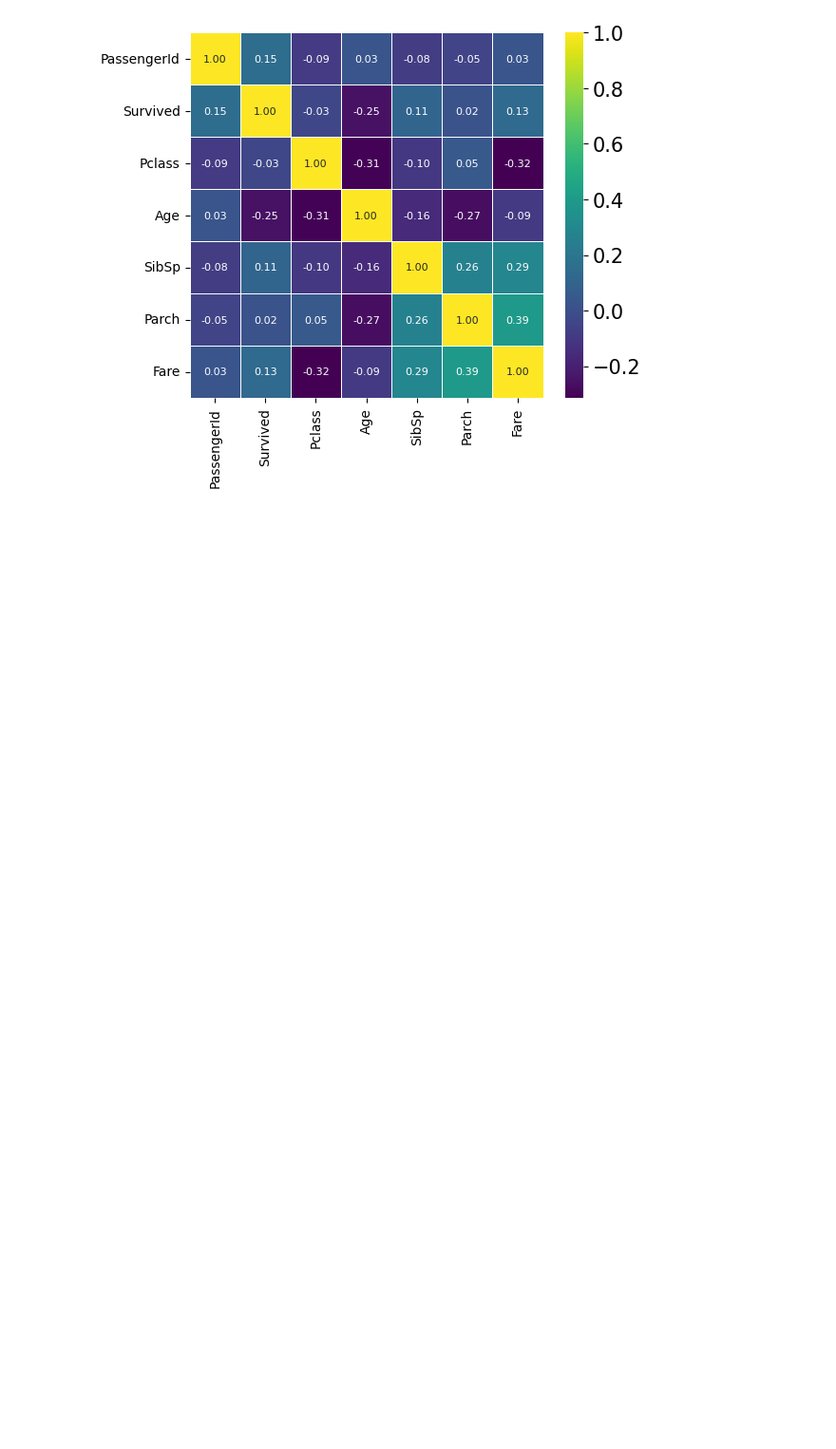
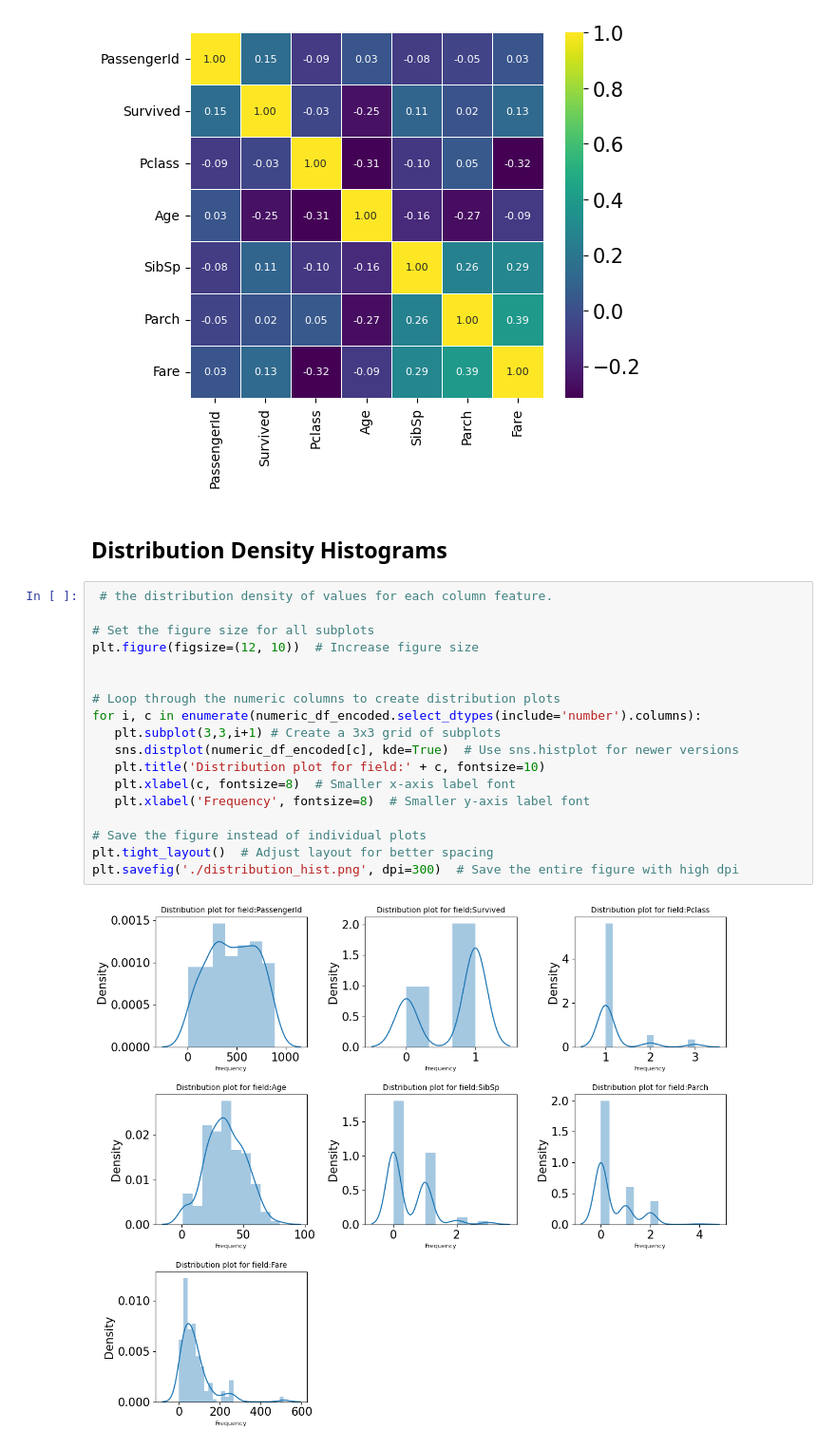
Before and after one commit to nm2fs/Kaggle-, a Jupyter notebook: titanic-initial-explanatory-analysis.ipynb, the cells around one changed output. Shown at 95% size. Saved outputs shown, nothing was run; the diff lists cells and outputs as text; blank space fills up the shorter version.

Commit message:
Kaggle Notebook | titanic_initial_explanatory_analysis | Version 5

```diff
--- a/titanic-initial-explanatory-analysis.ipynb
+++ b/titanic-initial-explanatory-analysis.ipynb
@@ -175,3 +177,25 @@ plt.show()
 # Values close to 1 (in yellow) and -1 (in dark blue) respectively represent positive and negative correlations, and values close to 0 represent no correlation.
 # %% [output]
 [figure]
+# %% [markdown]
+## Distribution Density Histograms
+# %%
+ # the distribution density of values for each column feature.
+
+# Set the figure size for all subplots
+plt.figure(figsize=(12, 10))  # Increase figure size
+
+
+# Loop through the numeric columns to create distribution plots
+for i, c in enumerate(numeric_df_encoded.select_dtypes(include='number').columns):
+   plt.subplot(3,3,i+1) # Create a 3x3 grid of subplots
+   sns.distplot(numeric_df_encoded[c], kde=True)  # Use sns.histplot for newer versions
+   plt.title('Distribution plot for field:' + c, fontsize=10)
+   plt.xlabel(c, fontsize=8)  # Smaller x-axis label font
+   plt.xlabel('Frequency', fontsize=8)  # Smaller y-axis label font
+
+# Save the figure instead of individual plots
+plt.tight_layout()  # Adjust layout for better spacing
+plt.savefig('./distribution_hist.png', dpi=300)  # Save the entire figure with high dpi
+# %% [output]
+[figure, added]
```
Also changed, not shown: parts of 23 cells of this notebook.
